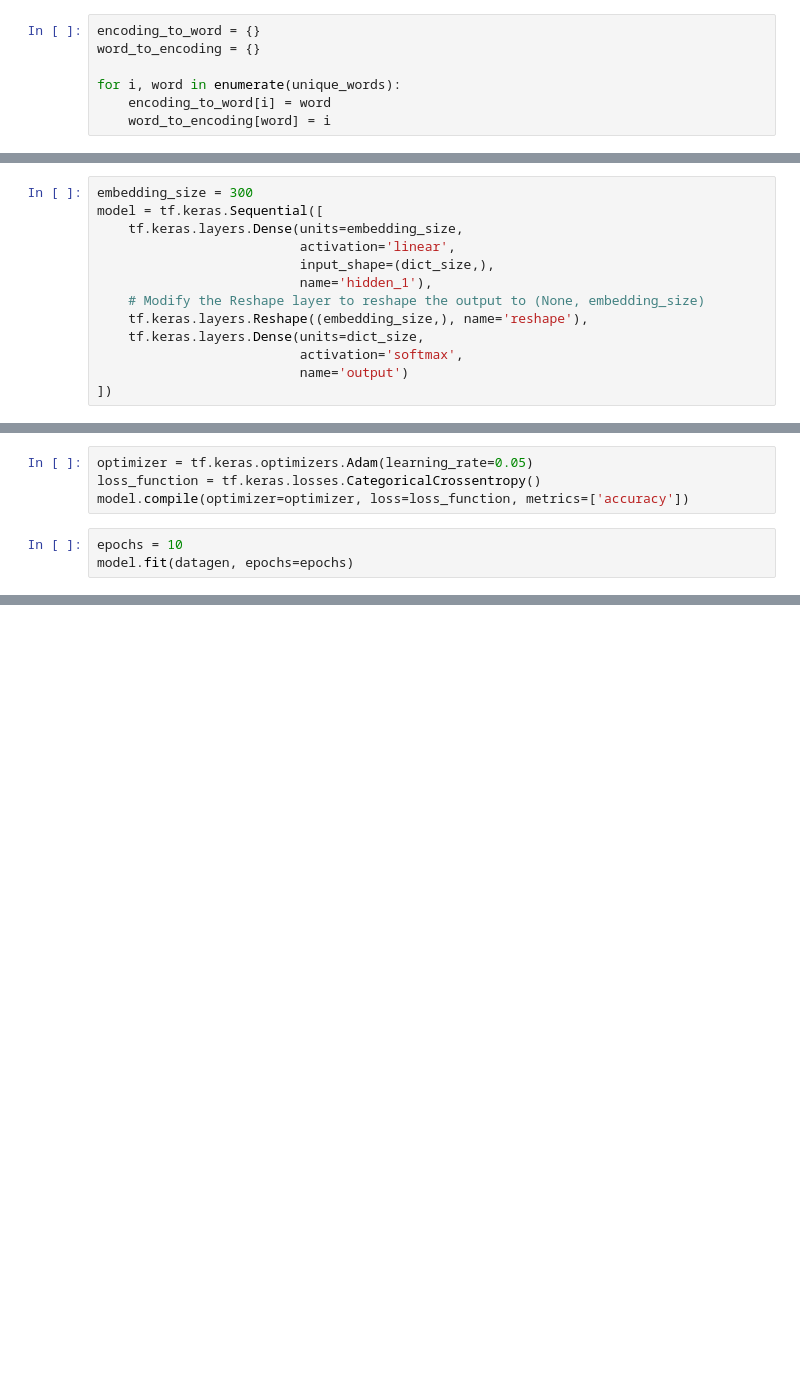
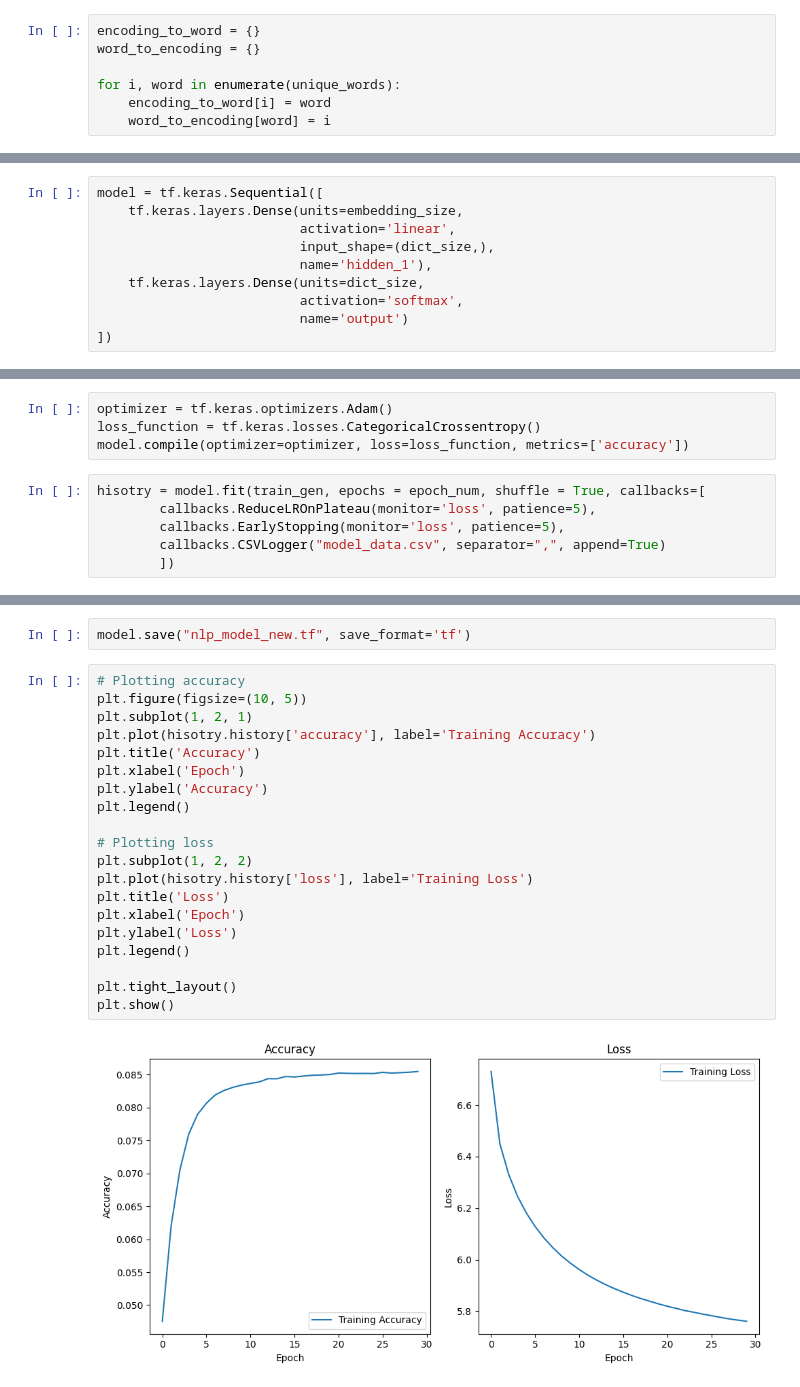
Before and after one commit to dami2106/Natural-Language-Processing, a Jupyter notebook: Lab_1/nlp_lab1.ipynb, the cells around one changed output, grey strips where cells are left out. Drawn from its saved outputs; the diff is of its cells as text; blank space fills up the shorter version.

Commit message:
Models added 25 50 100

```diff
--- a/Lab_1/nlp_lab1.ipynb
+++ b/Lab_1/nlp_lab1.ipynb
@@ -58,12 +82,9 @@ labels = np.array(labels)
 # %%
-embedding_size = 300
 model = tf.keras.Sequential([
     tf.keras.layers.Dense(units=embedding_size,
                           activation='linear',
                           input_shape=(dict_size,),
                           name='hidden_1'),
-    # Modify the Reshape layer to reshape the output to (None, embedding_size)
-    tf.keras.layers.Reshape((embedding_size,), name='reshape'),
     tf.keras.layers.Dense(units=dict_size,
                           activation='softmax',
                           name='output')
@@ -73,7 +108,10 @@ model.summary()
 # %%
-optimizer = tf.keras.optimizers.Adam(learning_rate=0.05)
+optimizer = tf.keras.optimizers.Adam()
 loss_function = tf.keras.losses.CategoricalCrossentropy()
 model.compile(optimizer=optimizer, loss=loss_function, metrics=['accuracy'])
-# %%
-epochs = 10
-model.fit(datagen, epochs=epochs)
+# %%
+hisotry = model.fit(train_gen, epochs = epoch_num, shuffle = True, callbacks=[
+        callbacks.ReduceLROnPlateau(monitor='loss', patience=5),
+        callbacks.EarlyStopping(monitor='loss', patience=5),
+        callbacks.CSVLogger("model_data.csv", separator=",", append=True)
+        ])
@@ -79,0 +127,24 @@ model.fit(datagen, epochs=epochs)
+# %%
+model.save("nlp_model_new.tf", save_format='tf')
+# %%
+# Plotting accuracy
+plt.figure(figsize=(10, 5))
+plt.subplot(1, 2, 1)
+plt.plot(hisotry.history['accuracy'], label='Training Accuracy')
+plt.title('Accuracy')
+plt.xlabel('Epoch')
+plt.ylabel('Accuracy')
+plt.legend()
+
+# Plotting loss
+plt.subplot(1, 2, 2)
+plt.plot(hisotry.history['loss'], label='Training Loss')
+plt.title('Loss')
+plt.xlabel('Epoch')
+plt.ylabel('Loss')
+plt.legend()
+
+plt.tight_layout()
+plt.show()
+# %% [output]
+[figure, added]
```
Also changed, not shown: parts of 17 cells of this notebook, 21 other files.
